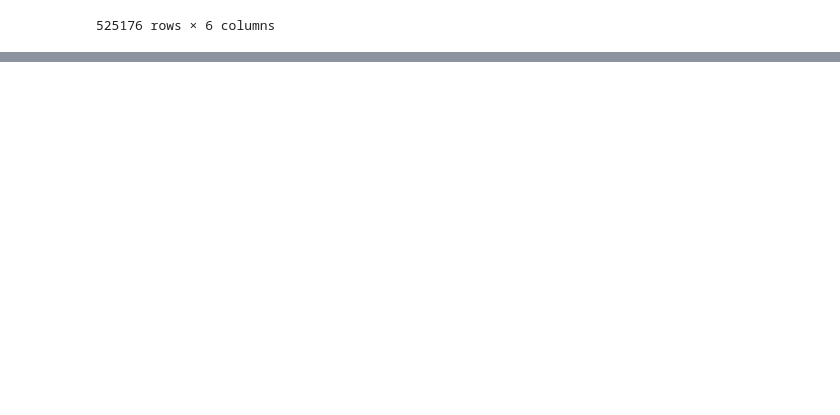
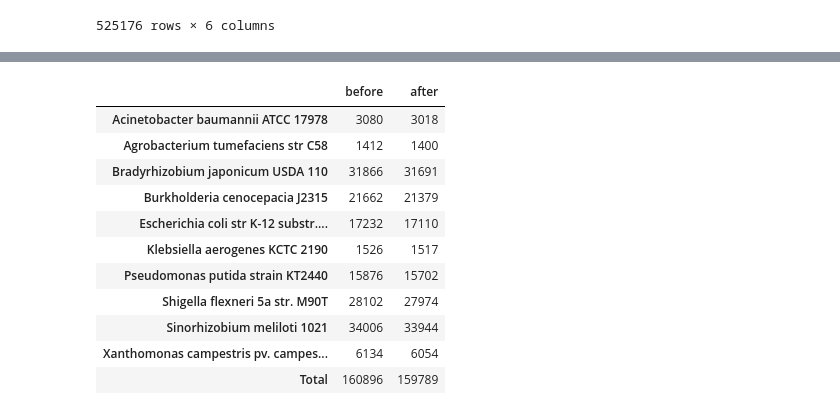
Before and after one commit to maigonzalezh/MultispeciesPromoterClassifier, a Jupyter notebook: notebooks/data.ipynb, the cells around one changed output, grey strips where cells are left out. Saved outputs shown, nothing was run; the diff lists cells and outputs as text; code cells hidden in the pictures; blank space fills up the shorter version.

```diff
--- a/notebooks/data.ipynb
+++ b/notebooks/data.ipynb
@@ -294,0 +269,46 @@ g.savefig('dataset_gc.pdf')
+# %%
+PROCESSED_DATA_PATH = "./data/processed"
+random_fixed_sample = f'{PROCESSED_DATA_PATH}/random/sample.csv'
+cds_sample = f'{PROCESSED_DATA_PATH}/cds/sample.csv'
+
+random_fixed_fasta_filename = f'{PROCESSED_DATA_PATH}/random/sample_cross_filtered.fasta'
+cds_fasta_filename = f'{PROCESSED_DATA_PATH}/cds/sample_cross_filtered.fasta'
+promoters_filename = f'{PROCESSED_DATA_PATH}/pmd_promoters_filtered.fasta'
+
+
+random_fixed_filtered_df = fasta_to_csv(random_fixed_fasta_filename, label=0)
+cds_filtered_df = fasta_to_csv(cds_fasta_filename, label=0)
+promoters_df = fasta_to_csv(promoters_filename, label=1)
+
+random_fixed_sample_df = pd.read_csv(random_fixed_sample)
+cds_sample_df = pd.read_csv(cds_sample)
+# %%
+def get_before_after_filtering_count(before_df, after_df):
+    before_df_species = before_df['SpeciesName'].value_counts()
+    after_df_species = after_df['SpeciesName'].value_counts()
+
+    merge_df = pd.concat([before_df_species, after_df_species], axis=1)
+    merge_df.columns = ['before', 'after']
+    merge_df = merge_df.fillna(0).astype(int)
+    merge_df = merge_df.sort_index()
+    merge_df = merge_df[merge_df.index.isin(SELECTED_SPECIES)]
+
+    #add total row
+    merge_df.loc['Total'] = merge_df.sum()
+
+    return merge_df
+# %%
+get_before_after_filtering_count(random_fixed_sample_df, random_fixed_filtered_df)
+# %% [output]
+|  | before | after |
+| Acinetobacter baumannii ATCC 17978 | 3080 | 3018 |
+| Agrobacterium tumefaciens str C58 | 1412 | 1400 |
+| Bradyrhizobium japonicum USDA 110 | 31866 | 31691 |
+| Burkholderia cenocepacia J2315 | 21662 | 21379 |
+| Escherichia coli str K-12 substr.... | 17232 | 17110 |
+| Klebsiella aerogenes KCTC 2190 | 1526 | 1517 |
+| Pseudomonas putida strain KT2440 | 15876 | 15702 |
+| Shigella flexneri 5a str. M90T | 28102 | 27974 |
+| Sinorhizobium meliloti 1021 | 34006 | 33944 |
+| Xanthomonas campestris pv. campes... | 6134 | 6054 |
+| Total | 160896 | 159789 |
```
Also changed, not shown: parts of 14 cells of this notebook, 6 other files.
